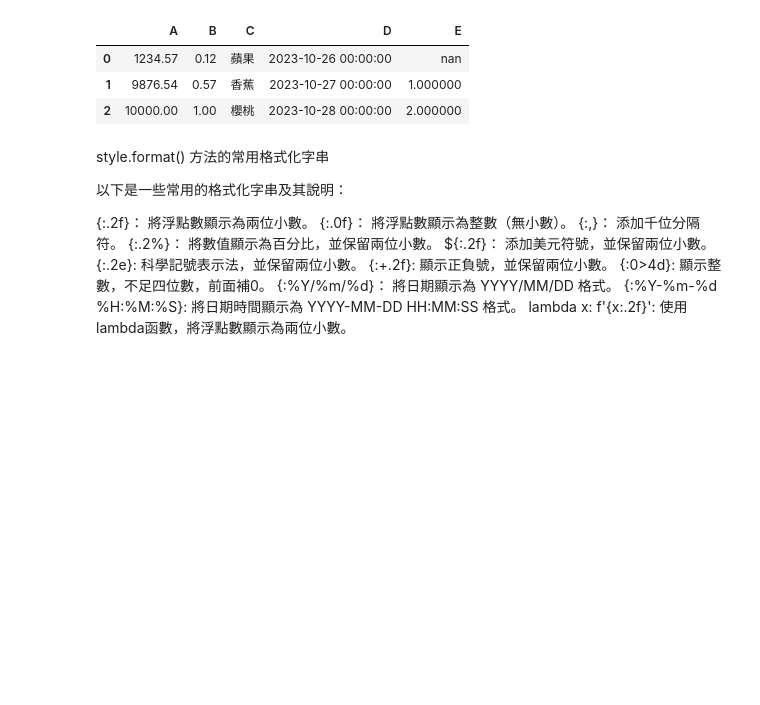
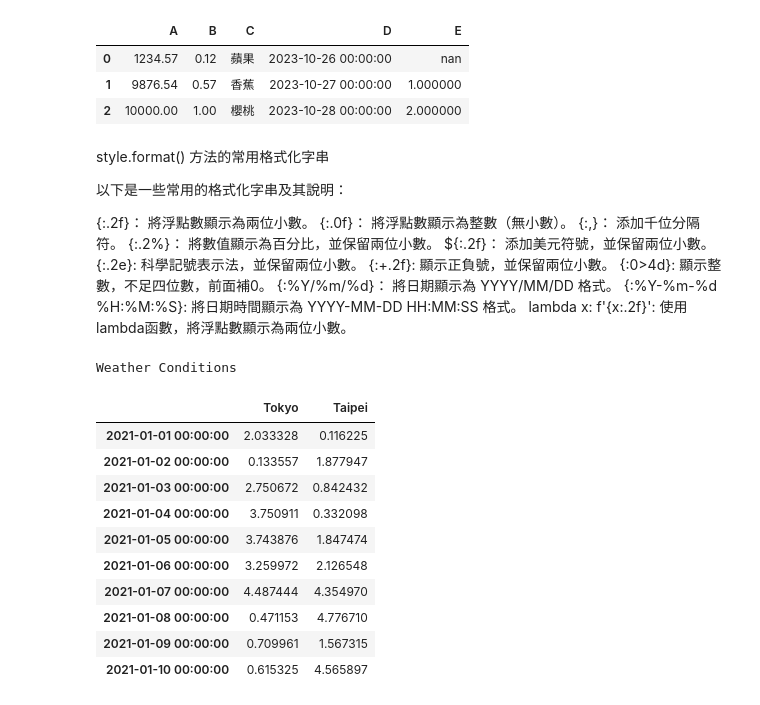
Before and after one commit to agachiu2002/python_analysis, a Jupyter notebook: lesson8/lesson9/lesson9_5.ipynb, the cells around one changed output. Saved outputs shown, nothing was run; the diff lists cells and outputs as text; code cells hidden in the pictures; blank space fills up the shorter version.

```diff
--- a/lesson8/lesson9/lesson9_5.ipynb
+++ b/lesson8/lesson9/lesson9_5.ipynb
@@ -82,3 +82,23 @@ ${:.2f}： 添加美元符號，並保留兩位小數。
 {:%Y/%m/%d}： 將日期顯示為 YYYY/MM/DD 格式。
 {:%Y-%m-%d %H:%M:%S}: 將日期時間顯示為 YYYY-MM-DD HH:MM:SS 格式。
 lambda x: f'{x:.2f}': 使用lambda函數，將浮點數顯示為兩位小數。
+# %%
+weather_df=pd.DataFrame(np.random.rand(10,2)*5,
+                        index=pd.date_range(start="2021-01-01", periods=10),
+                        columns=["Tokyo","Taipei"])
+weather_df.style\
+.set_caption("Weather Conditions")\
+.background_gradient(axis=None, vmin=1, vmax=5, cmap='PuBuGn')
+# %% [output]
+Weather Conditions
+|  | Tokyo | Taipei |
+| 2021-01-01 00:00:00 | 2.033328 | 0.116225 |
+| 2021-01-02 00:00:00 | 0.133557 | 1.877947 |
+| 2021-01-03 00:00:00 | 2.750672 | 0.842432 |
+| 2021-01-04 00:00:00 | 3.750911 | 0.332098 |
+| 2021-01-05 00:00:00 | 3.743876 | 1.847474 |
+| 2021-01-06 00:00:00 | 3.259972 | 2.126548 |
+| 2021-01-07 00:00:00 | 4.487444 | 4.354970 |
+| 2021-01-08 00:00:00 | 0.471153 | 4.776710 |
+| 2021-01-09 00:00:00 | 0.709961 | 1.567315 |
+| 2021-01-10 00:00:00 | 0.615325 | 4.565897 |
```
Also changed, not shown: parts of 4 cells of this notebook.
